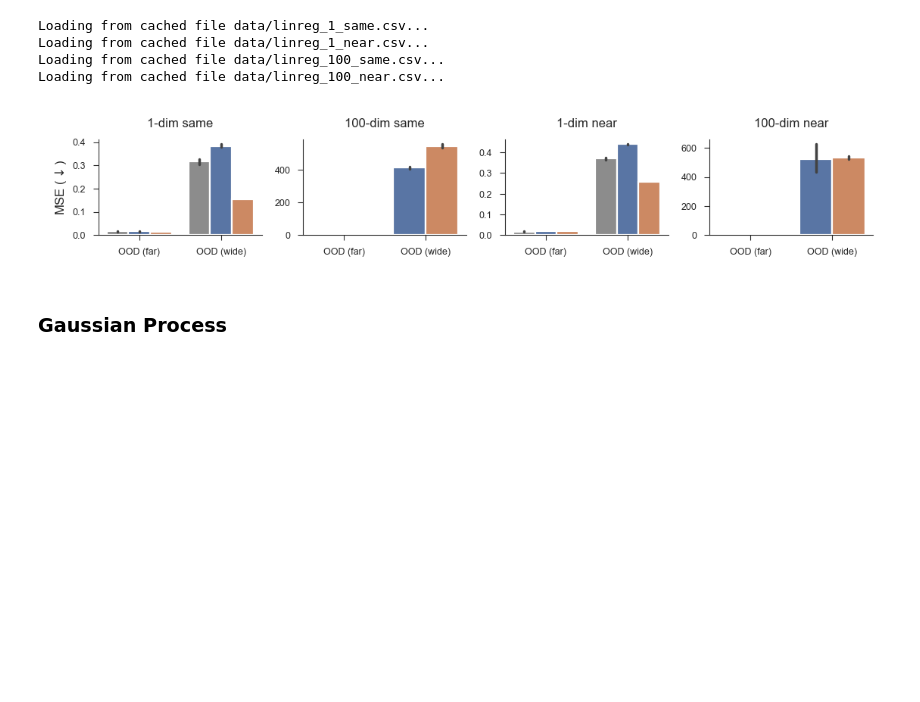
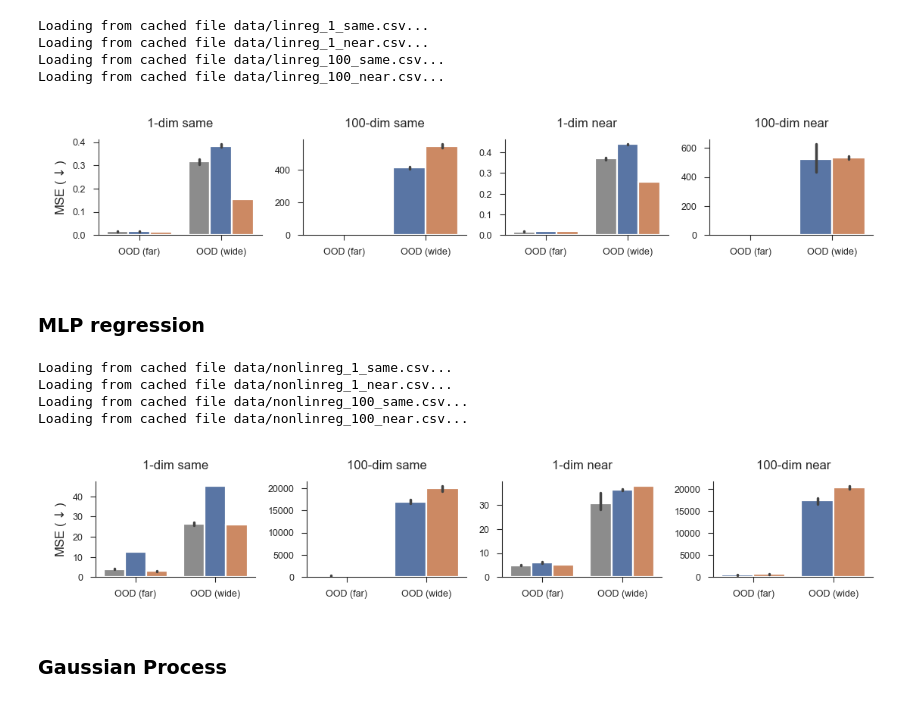
Before and after one commit to EricElmoznino/explicit_implicit_icl, a Jupyter notebook: notebooks/paper/figures.ipynb, the cells around one changed output. Saved outputs shown, nothing was run; the diff lists cells and outputs as text; code cells hidden in the pictures; blank space fills up the shorter version.

Commit message:
Added more ablation figures

```diff
--- a/notebooks/paper/figures.ipynb
+++ b/notebooks/paper/figures.ipynb
@@ -750,7 +750,7 @@ Loading from cached file data/gene_target_decoding.csv...
 # %% [markdown]
 ### Linear regression
 # %%
-# TODO: @Sangnie, this ablation is missing data (e.g., there are no runs for "implicit" when x_dim=100)
+# TODO: @Sangnie, this ablation is missing data (e.g., there are no runs for "implicit" when x_dim=100, and the number of seeds for each model varies a lot)
 
 linreg_data = {}
 context_styles = ["same", "near"]
@@ -768,7 +768,7 @@ for x_dim in [1, 100]:
                 "config.x_dim": x_dim,
             },
             save_path=f"data/linreg_{x_dim}_{context}.csv",
-            wandb_project="Explicit-Implicit",
+            wandb_project="Explicit-Implicit-icml",
         )
 
 fig, axs = plt.subplots(nrows=1, ncols=4, figsize=(5.5, 1))
@@ -803,6 +803,62 @@ Loading from cached file data/linreg_1_near.csv...
 Loading from cached file data/linreg_100_same.csv...
 Loading from cached file data/linreg_100_near.csv...
 [figure]
+# %% [markdown]
+### MLP regression
+# %%
+# TODO: @Sangnie, this ablation is missing data (e.g., there are no runs for "implicit" when x_dim=100, and the number of seeds for each model varies a lot)
+
+linreg_data = {}
+context_styles = ["same", "near"]
+
+for x_dim in [1, 100]:
+    for context in context_styles:
+        linreg_data[f"{x_dim} {context}"] = get_run_performances(
+            wandb_username="sangnieb",
+            dataset="mlp-regression",
+            compare_across=["model"],
+            comparison_metrics=["val/iid_MSE", "val/far_MSE", "val/wide_MSE"],
+            mode="min",
+            filters={
+                "config.context_style": context,
+                "config.x_dim": x_dim,
+            },
+            save_path=f"data/nonlinreg_{x_dim}_{context}.csv",
+            wandb_project="Explicit-Implicit-icml-nonlinear",
+        )
+
+fig, axs = plt.subplots(nrows=1, ncols=4, figsize=(5.5, 1))
+
+i = 0
+for context in context_styles:
+    for x_dim in [1, 100]:
+        model_comparison_barplot(
+            data=linreg_data[f"{x_dim} {context}"],
+            metrics=["val/far_MSE", "val/wide_MSE"],
+            metric_short_names={
+                "val/far_MSE": "OOD (far)",
+                "val/wide_MSE": "OOD (wide)",
+            },
+            metric_units=r"MSE ($\downarrow$)",
+            err_kws={"linewidth": 1.25},
+            ax=axs[i],
+        )
+        axs[i].set(title=f"{x_dim}-dim {context}")
+        i += 1
+
+for ax in axs[1:]:
+    ax.set(ylabel=None)
+for ax in axs:
+    ax.legend().remove()
+
+fig.savefig("saved/ablation_nonlin_reg.pdf")
+plt.show()
+# %% [output]
+Loading from cached file data/nonlinreg_1_same.csv...
+Loading from cached file data/nonlinreg_1_near.csv...
+Loading from cached file data/nonlinreg_100_same.csv...
+Loading from cached file data/nonlinreg_100_near.csv...
+[figure, added]
 # %% [markdown]
 ### Gaussian Process
 # %%
```
Also changed, not shown: parts of 2 cells of this notebook, 8 other files.
